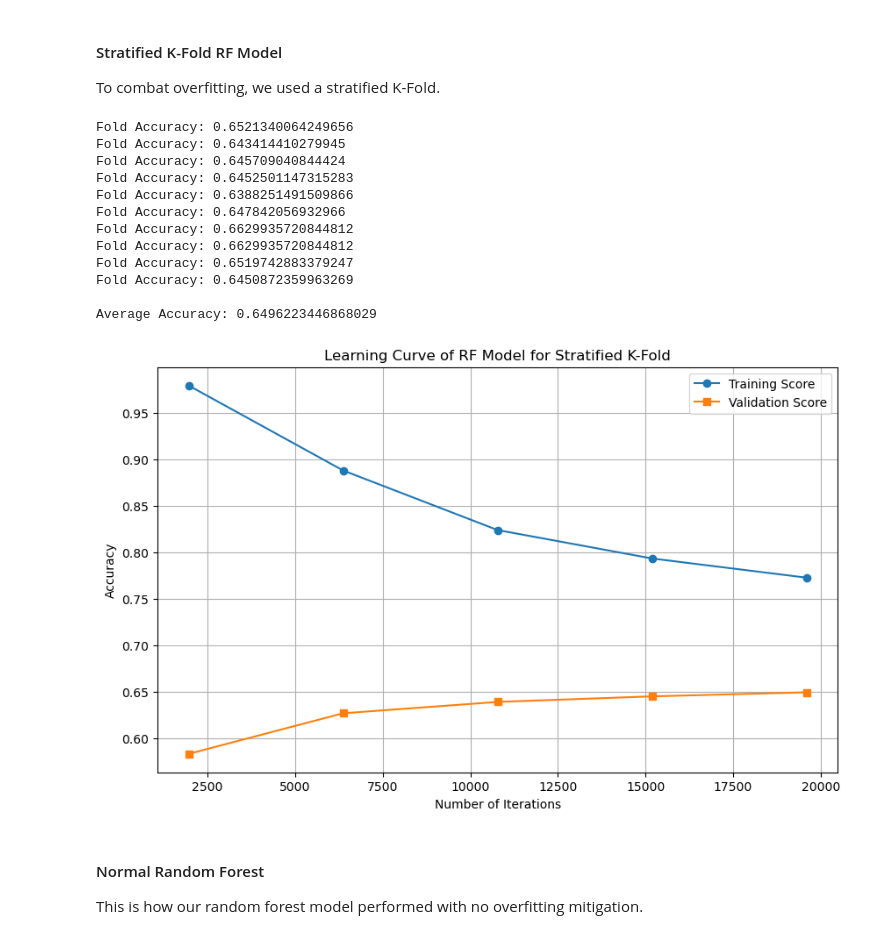
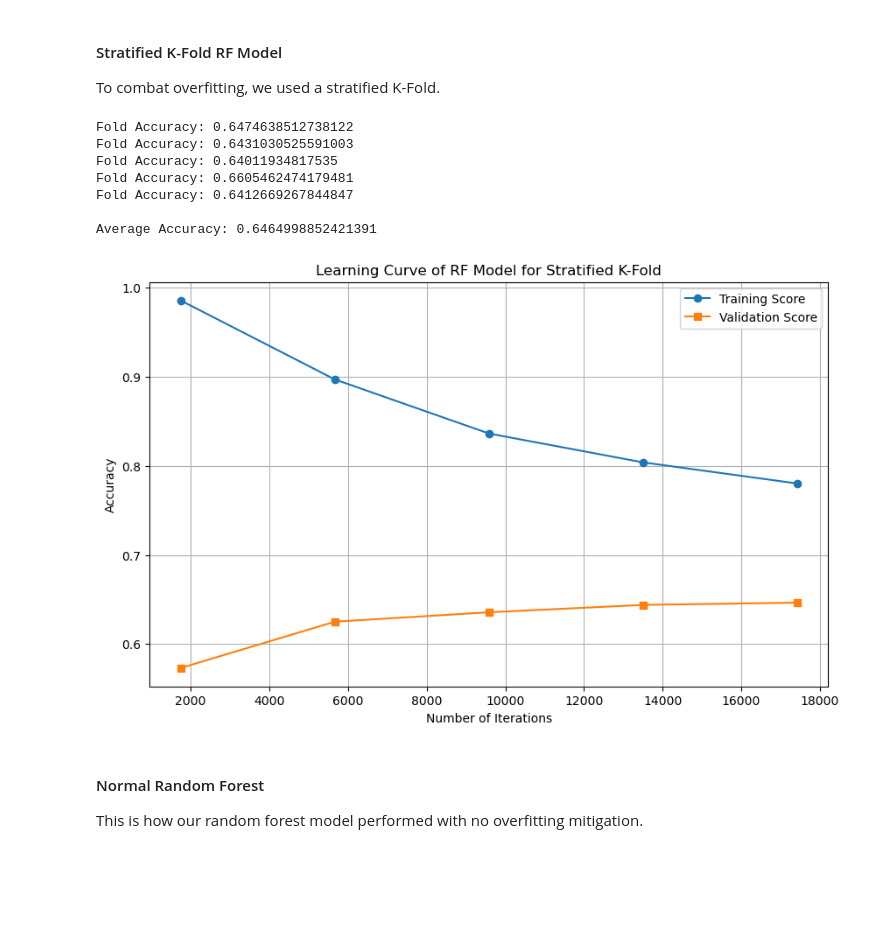
Before and after one commit to gfernan5/galaxy_classifier, a Jupyter notebook: galaxy_classifier.ipynb, the cells around one changed output. Saved outputs shown, nothing was run; the diff lists cells and outputs as text; code cells hidden in the pictures; blank space fills up the shorter version.

```diff
--- a/galaxy_classifier.ipynb
+++ b/galaxy_classifier.ipynb
@@ -286,7 +256,7 @@ import pandas as pd
 rf_model = RandomForestClassifier(n_estimators=100, max_depth=10, random_state=42, n_jobs=-1)
 
 # k-stratified data
-skf = StratifiedKFold(n_splits = 10, random_state=42, shuffle=True)
+skf = StratifiedKFold(n_splits = 5, random_state=42, shuffle=True)
 
 # adjust X and y
 X = pd.DataFrame(X)
@@ -313,49 +283,44 @@ for train_index, test_index in skf.split(X, y):
 
 print(f'\nAverage Accuracy: {sum(accuracy_scores) / len(accuracy_scores)}')
 # %% [output]
-Fold Accuracy: 0.6521340064249656
-Fold Accuracy: 0.643414410279945
-Fold Accuracy: 0.645709040844424
-Fold Accuracy: 0.6452501147315283
-Fold Accuracy: 0.6388251491509866
-Fold Accuracy: 0.647842056932966
-Fold Accuracy: 0.6629935720844812
-Fold Accuracy: 0.6629935720844812
-Fold Accuracy: 0.6519742883379247
-Fold Accuracy: 0.6450872359963269
+Fold Accuracy: 0.6474638512738122
+Fold Accuracy: 0.6431030525591003
+Fold Accuracy: 0.64011934817535
+Fold Accuracy: 0.6605462474179481
+Fold Accuracy: 0.6412669267844847
 
-Average Accuracy: 0.6496223446868029
+Average Accuracy: 0.6464998852421391
 # %%
 # Learning curve for kfold (15 minutes)
 y = pd.Series(y)  # Convert y to a Series instead of DataFrame
 
 # Get learning curve data
-train_sizes, train_scores, test_scores = learning_curve(
+train_sizes_k, train_scores_k, test_scores_k = learning_curve(
     rf_model, X, y,
     cv=skf,
     scoring='accuracy',
     n_jobs=-1,
     train_sizes=np.linspace(0.1, 1.0, 5)
 )
-
-# Calculate mean and std
-train_scores_mean = train_scores.mean(axis=1)
-train_scores_std = train_scores.std(axis=1)
-test_scores_mean = test_scores.mean(axis=1)
-test_scores_std = test_scores.std(axis=1)
+# %%
+# Calculate mean and std
+train_scores_mean_k = train_scores_k.mean(axis=1)
+train_scores_std_k = train_scores_k.std(axis=1)
+test_scores_mean_k = test_scores_k.mean(axis=1)
+test_scores_std_k = test_scores_k.std(axis=1)
 # %%
 # Plot
 plt.figure(figsize=(10, 6))
-plt.plot(train_sizes, train_scores_mean, label="Training Score", marker='o')
-plt.plot(train_sizes, test_scores_mean, label="Validation Score", marker='s')
+plt.plot(train_sizes_k, train_scores_mean_k, label="Training Score", marker='o')
+plt.plot(train_sizes_k, test_scores_mean_k, label="Validation Score", marker='s')
 plt.title("Learning Curve of RF Model for Stratified K-Fold")
 plt.xlabel("Number of Iterations")
 plt.ylabel("Accuracy")
 plt.legend()
 plt.grid(True)
 plt.show()
 # %% [output]
-[figure, old version]
+[figure, new version]
 # %% [markdown]
 #### Normal Random Forest
 This is how our random forest model performed with no overfitting mitigation.
```
Also changed, not shown: parts of 13 cells of this notebook.
